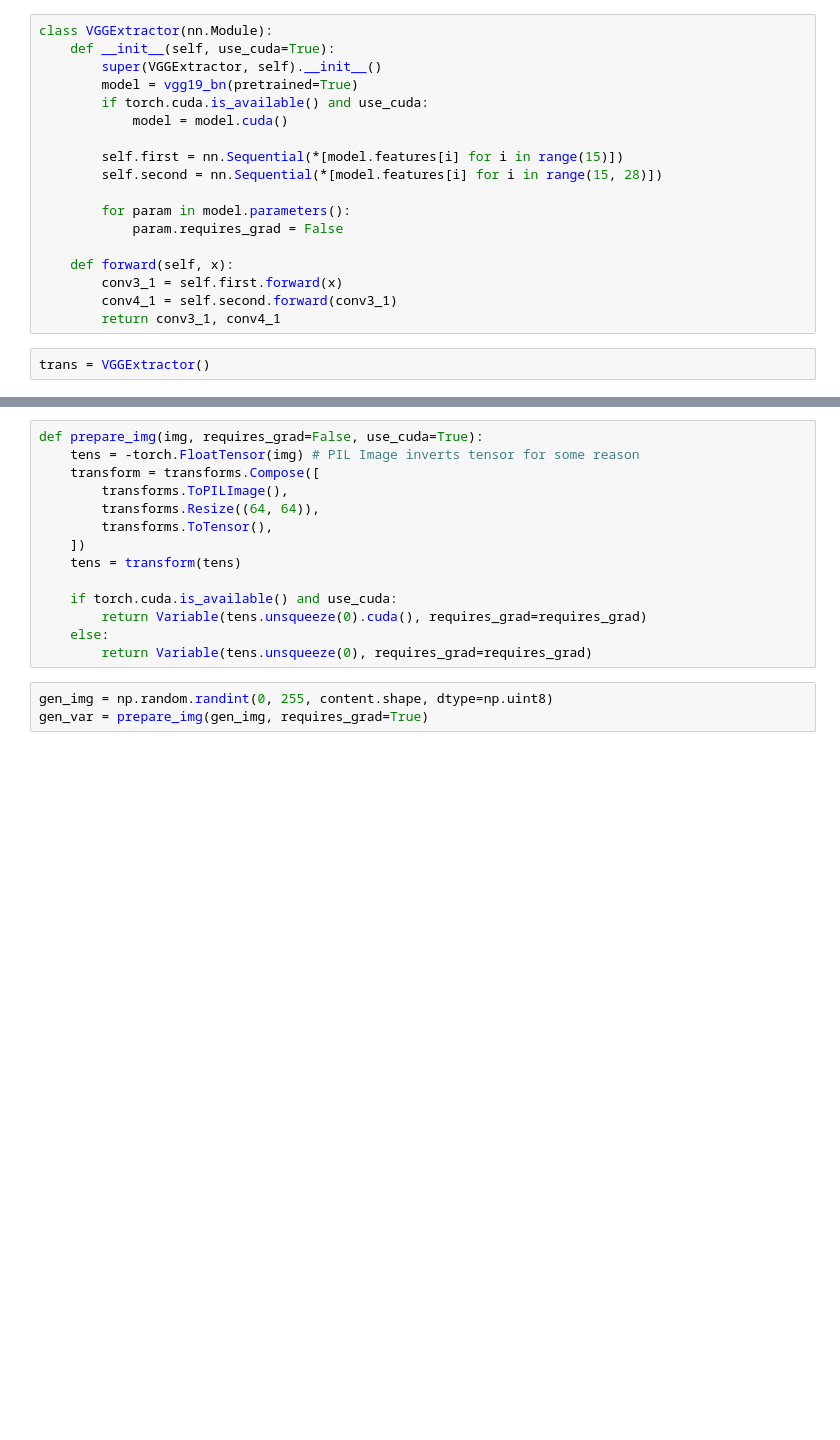
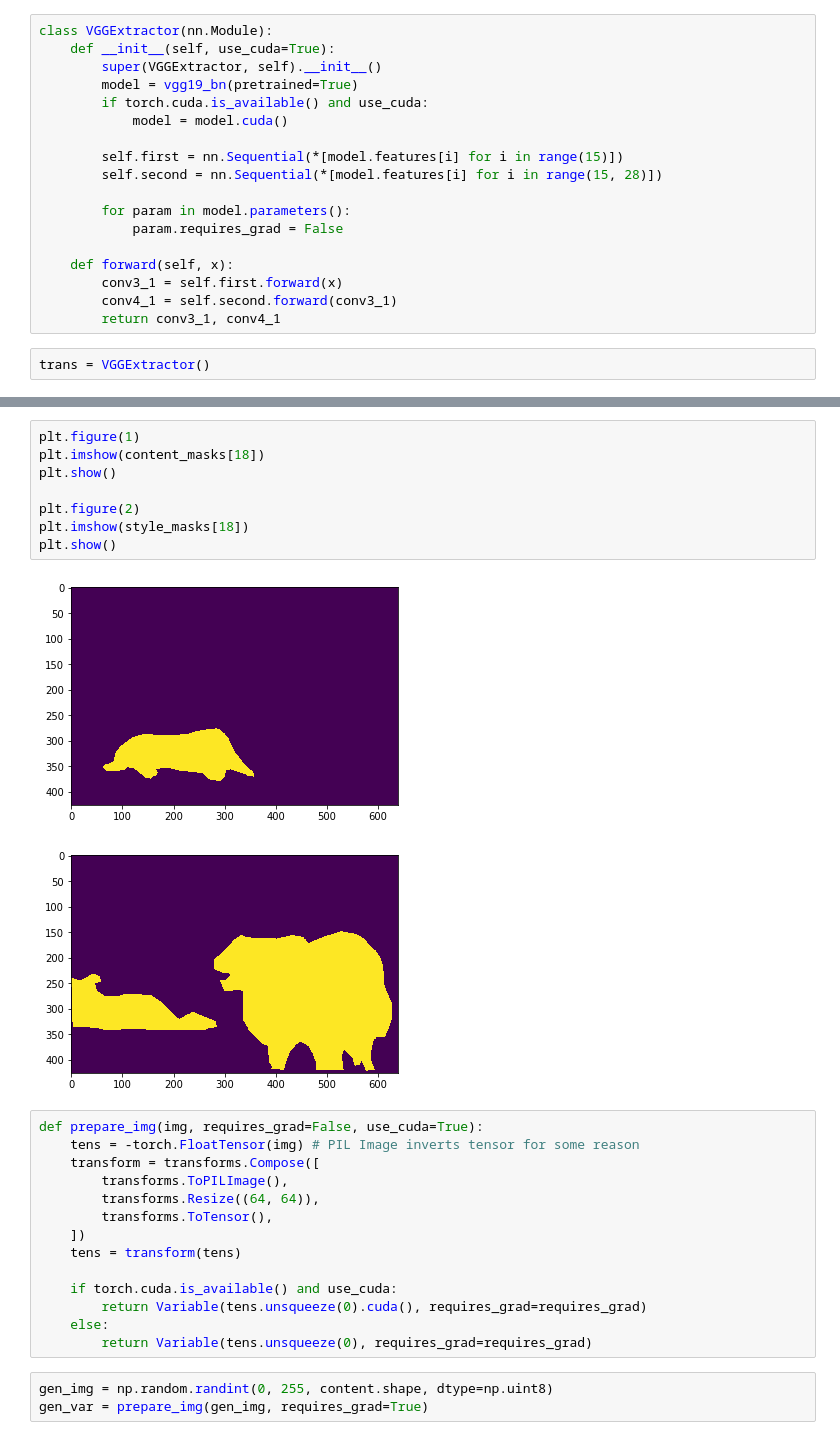
Before and after one commit to Beanin/object-to-object-style-transfer, a Jupyter notebook: transfer.ipynb, the cells around one changed output, grey strips where cells are left out. Cells and saved outputs as stored; diff of their text form; blank space fills up the shorter version.

```diff
--- a/transfer.ipynb
+++ b/transfer.ipynb
@@ -118,3 +118,14 @@ del gen
+# %%
+plt.figure(1)
+plt.imshow(content_masks[18])
+plt.show()
+
+plt.figure(2)
+plt.imshow(style_masks[18])
+plt.show()
+# %% [output]
+[figure, added]
+[figure, added]
 # %%
 def prepare_img(img, requires_grad=False, use_cuda=True):
     tens = -torch.FloatTensor(img) # PIL Image inverts tensor for some reason
```
Also changed, not shown: parts of 10 cells of this notebook.
